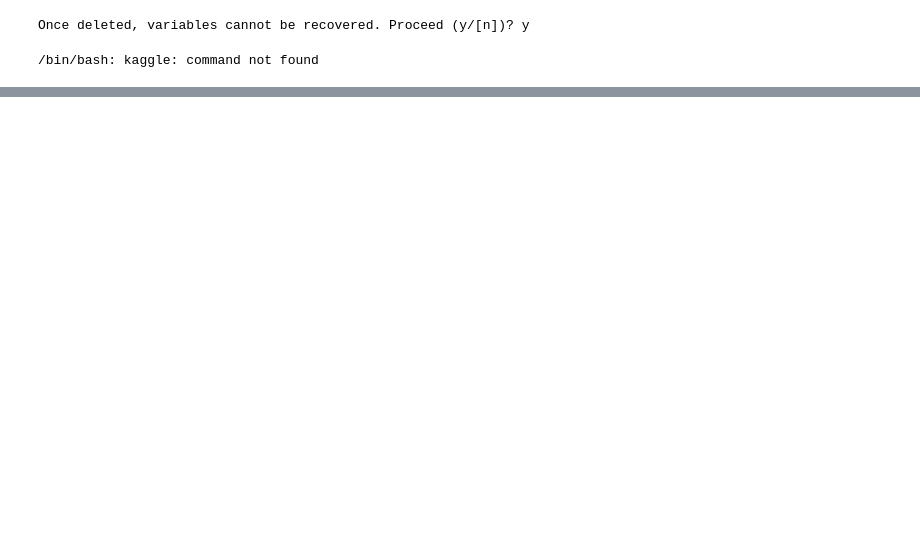
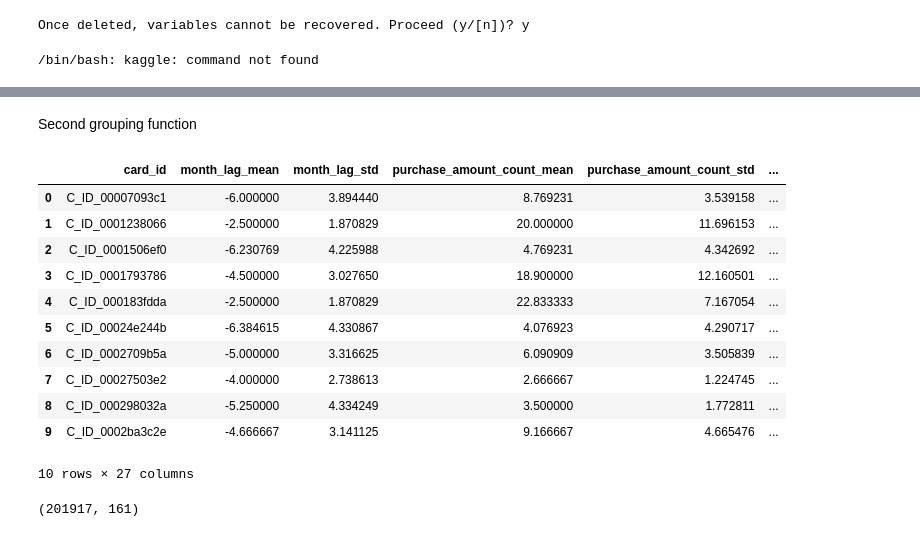
Before and after one commit to mgrzegorz/first, a Jupyter notebook: kaggle_project_1.ipynb, the cells around one changed output, grey strips where cells are left out. Drawn from its saved outputs; the diff is of its cells as text; code cells hidden in the pictures; blank space fills up the shorter version.

```diff
--- a/kaggle_project_1.ipynb
+++ b/kaggle_project_1.ipynb
@@ -138,0 +213,18 @@ merchants['most_recent_sales_range'] = merchants['most_recent_sales_range'].cat.
+# %%
+historical_transactions = pd.get_dummies(historical_transactions, columns=['category_2', 'category_3'])
+new_transactions = pd.get_dummies(new_transactions, columns=['category_2', 'category_3'])
+
+historical_transactions = reduce_mem_usage(historical_transactions)
+new_transactions = reduce_mem_usage(new_transactions)
+
+agg_fun = {'authorized_flag': ['mean']}
+auth_mean = historical_transactions.groupby(['card_id']).agg(agg_fun)
+auth_mean.columns = ['_'.join(col).strip() for col in auth_mean.columns.values]
+auth_mean.reset_index(inplace=True)
+# %%
+authorized_transactions = historical_transactions[historical_transactions['authorized_flag'] == 1]
+historical_transactions = historical_transactions[historical_transactions['authorized_flag'] == 0]
+# %%
+historical_transactions['purchase_month'] = historical_transactions['purchase_date'].dt.month
+authorized_transactions['purchase_month'] = authorized_transactions['purchase_date'].dt.month
+new_transactions['purchase_month'] = new_transactions['purchase_date'].dt.month
@@ -138,0 +284,4 @@ merchants['most_recent_sales_range'] = merchants['most_recent_sales_range'].cat.
+# %%
+history = aggregate_transactions(historical_transactions)
+history.columns = ['hist_' + c if c != 'card_id' else c for c in history.columns]
+history[:5]
@@ -138,0 +320,36 @@ merchants['most_recent_sales_range'] = merchants['most_recent_sales_range'].cat.
+# %% [markdown]
+Second grouping function
+# %%
+def aggregate_per_month(history):
+    grouped = history.groupby(['card_id', 'month_lag'])
+
+    agg_func = {
+            'purchase_amount': ['count', 'sum', 'mean', 'min', 'max', 'std'],
+            'installments': ['count', 'sum', 'mean', 'min', 'max', 'std'],
+            }
+
+    intermediate_group = grouped.agg(agg_func)
+    intermediate_group.columns = ['_'.join(col).strip() for col in intermediate_group.columns.values]
+    intermediate_group.reset_index(inplace=True)
+
+    final_group = intermediate_group.groupby('card_id').agg(['mean', 'std'])
+    final_group.columns = ['_'.join(col).strip() for col in final_group.columns.values]
+    final_group.reset_index(inplace=True)
+
+    return final_group
+#___________________________________________________________
+final_group =  aggregate_per_month(authorized_transactions)
+final_group[:10]
+# %% [output]
+|  | card_id | month_lag_mean | month_lag_std | purchase_amount_count_mean | purchase_amount_count_std | ... |
+| 0 | C_ID_00007093c1 | -6.000000 | 3.894440 | 8.769231 | 3.539158 | ... |
+| 1 | C_ID_0001238066 | -2.500000 | 1.870829 | 20.000000 | 11.696153 | ... |
+| 2 | C_ID_0001506ef0 | -6.230769 | 4.225988 | 4.769231 | 4.342692 | ... |
+| 3 | C_ID_0001793786 | -4.500000 | 3.027650 | 18.900000 | 12.160501 | ... |
+| 4 | C_ID_000183fdda | -2.500000 | 1.870829 | 22.833333 | 7.167054 | ... |
+| 5 | C_ID_00024e244b | -6.384615 | 4.330867 | 4.076923 | 4.290717 | ... |
+| 6 | C_ID_0002709b5a | -5.000000 | 3.316625 | 6.090909 | 3.505839 | ... |
+| 7 | C_ID_00027503e2 | -4.000000 | 2.738613 | 2.666667 | 1.224745 | ... |
+| 8 | C_ID_000298032a | -5.250000 | 4.334249 | 3.500000 | 1.772811 | ... |
+| 9 | C_ID_0002ba3c2e | -4.666667 | 3.141125 | 9.166667 | 4.665476 | ... |
+10 rows × 27 columns
@@ -138,0 +407,4 @@ merchants['most_recent_sales_range'] = merchants['most_recent_sales_range'].cat.
+# %%
+train.shape
+# %% [output]
+(201917, 161)
```
Also changed, not shown: parts of 29 cells of this notebook.
